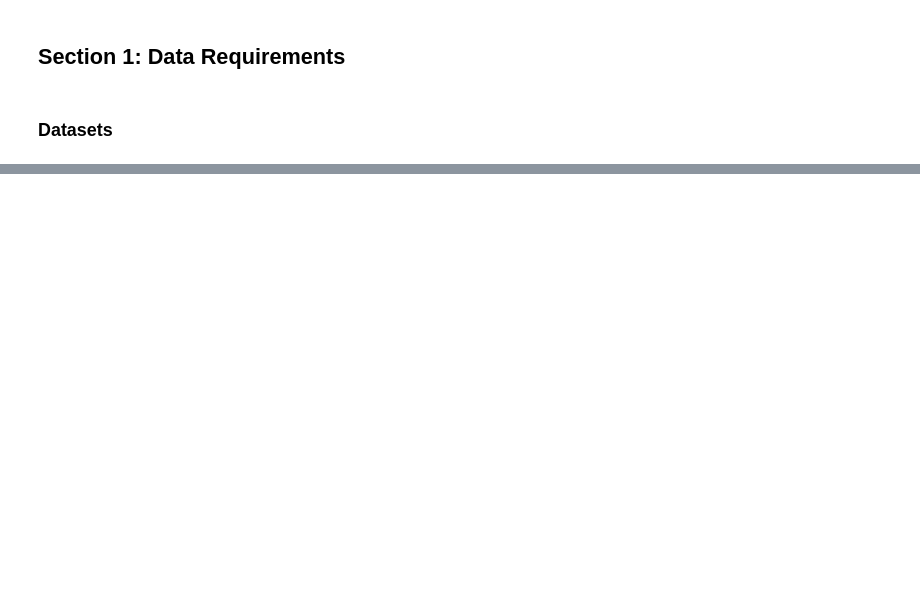
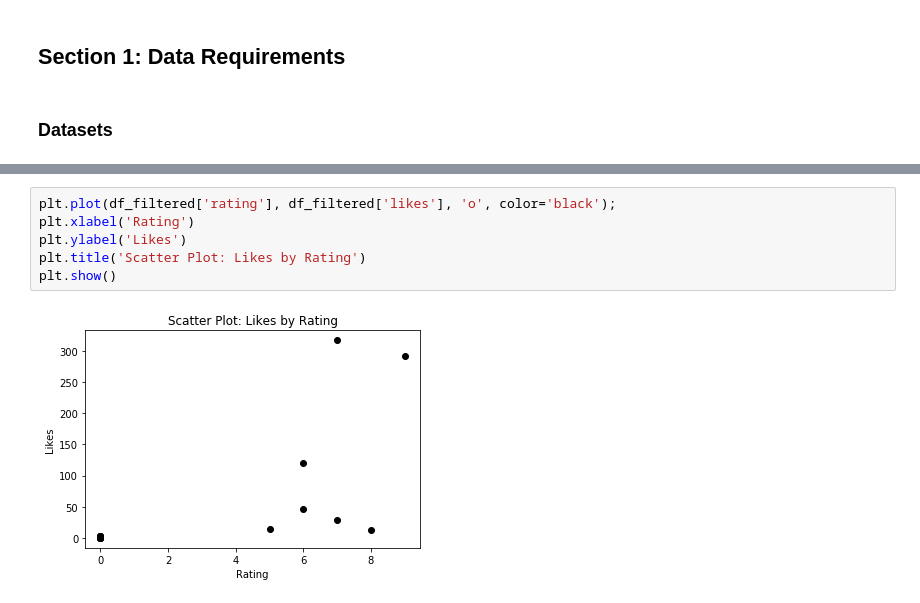
Before and after one commit to bhernandez45/capstone_project, a Jupyter notebook: ds_capstone_final_project.ipynb, the cells around one changed output, grey strips where cells are left out. Saved outputs shown, nothing was run; the diff lists cells and outputs as text; blank space fills up the shorter version.

```diff
--- a/ds_capstone_final_project.ipynb
+++ b/ds_capstone_final_project.ipynb
@@ -16,0 +389,8 @@ to determine which city is more practical to expand the business.
+# %%
+plt.plot(df_filtered['rating'], df_filtered['likes'], 'o', color='black');
+plt.xlabel('Rating')
+plt.ylabel('Likes')
+plt.title('Scatter Plot: Likes by Rating')
+plt.show()
+# %% [output]
+[figure, added]
```
Also changed, not shown: parts of 26 cells of this notebook.
